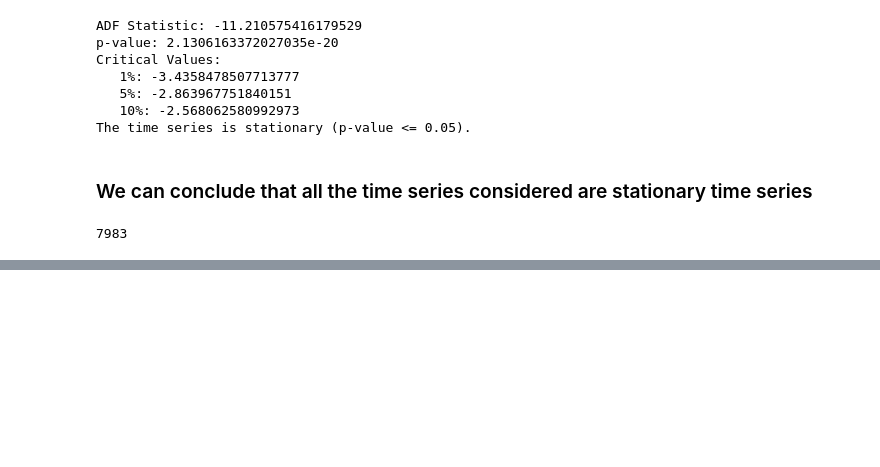
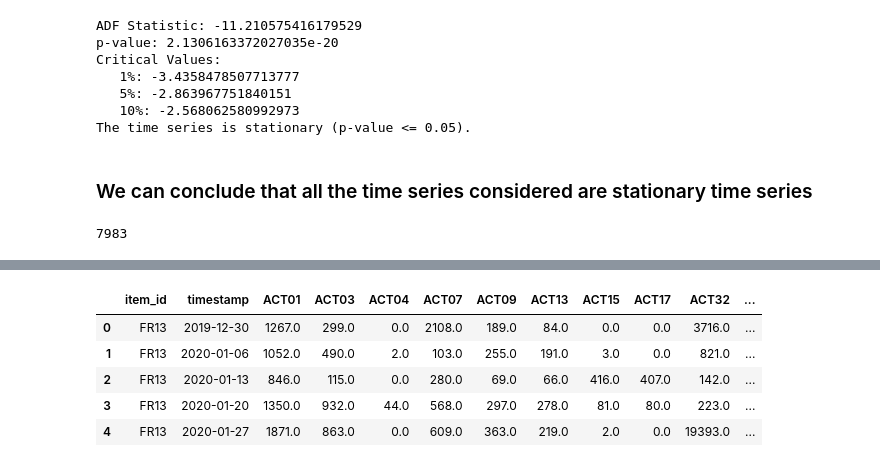
Before and after one commit to gianluca-coletta/Tesi_Magistrale, a Jupyter notebook: Code/ClosingTransactionEDA.ipynb, the cells around one changed output, grey strips where cells are left out. Saved outputs shown, nothing was run; the diff lists cells and outputs as text; code cells hidden in the pictures; blank space fills up the shorter version.

```diff
--- a/Code/ClosingTransactionEDA.ipynb
+++ b/Code/ClosingTransactionEDA.ipynb
@@ -1003,0 +1050,16 @@ print(df_TS_all[(df_TS_all['item_id'] == 'IT01') & (df_TS_all['timestamp'] >= '2
+# %%
+# Group the various rows of df_TS_week by week by setting the day month and year of the Monday of the week as the timestamp
+df_TS_week['timestamp'] = df_TS_week['timestamp'] - pd.to_timedelta(df_TS_week['timestamp'].dt.dayofweek, unit='d')
+
+# Group by week and sum the values of the target column and the various ACT columns
+df_TS_week = df_TS_week.groupby(['item_id', 'timestamp']).sum().reset_index()
+
+# Show the first 5 rows of the df_TS_week dataframe
+df_TS_week.head()
+# %% [output]
+|  | item_id | timestamp | ACT01 | ACT03 | ACT04 | ACT07 | ACT09 | ACT13 | ACT15 | ACT17 | ACT32 | ... |
+| 0 | FR13 | 2019-12-30 | 1267.0 | 299.0 | 0.0 | 2108.0 | 189.0 | 84.0 | 0.0 | 0.0 | 3716.0 | ... |
+| 1 | FR13 | 2020-01-06 | 1052.0 | 490.0 | 2.0 | 103.0 | 255.0 | 191.0 | 3.0 | 0.0 | 821.0 | ... |
+| 2 | FR13 | 2020-01-13 | 846.0 | 115.0 | 0.0 | 280.0 | 69.0 | 66.0 | 416.0 | 407.0 | 142.0 | ... |
+| 3 | FR13 | 2020-01-20 | 1350.0 | 932.0 | 44.0 | 568.0 | 297.0 | 278.0 | 81.0 | 80.0 | 223.0 | ... |
+| 4 | FR13 | 2020-01-27 | 1871.0 | 863.0 | 0.0 | 609.0 | 363.0 | 219.0 | 2.0 | 0.0 | 19393.0 | ... |
```
Also changed, not shown: parts of 10 cells of this notebook, 10 other files.
